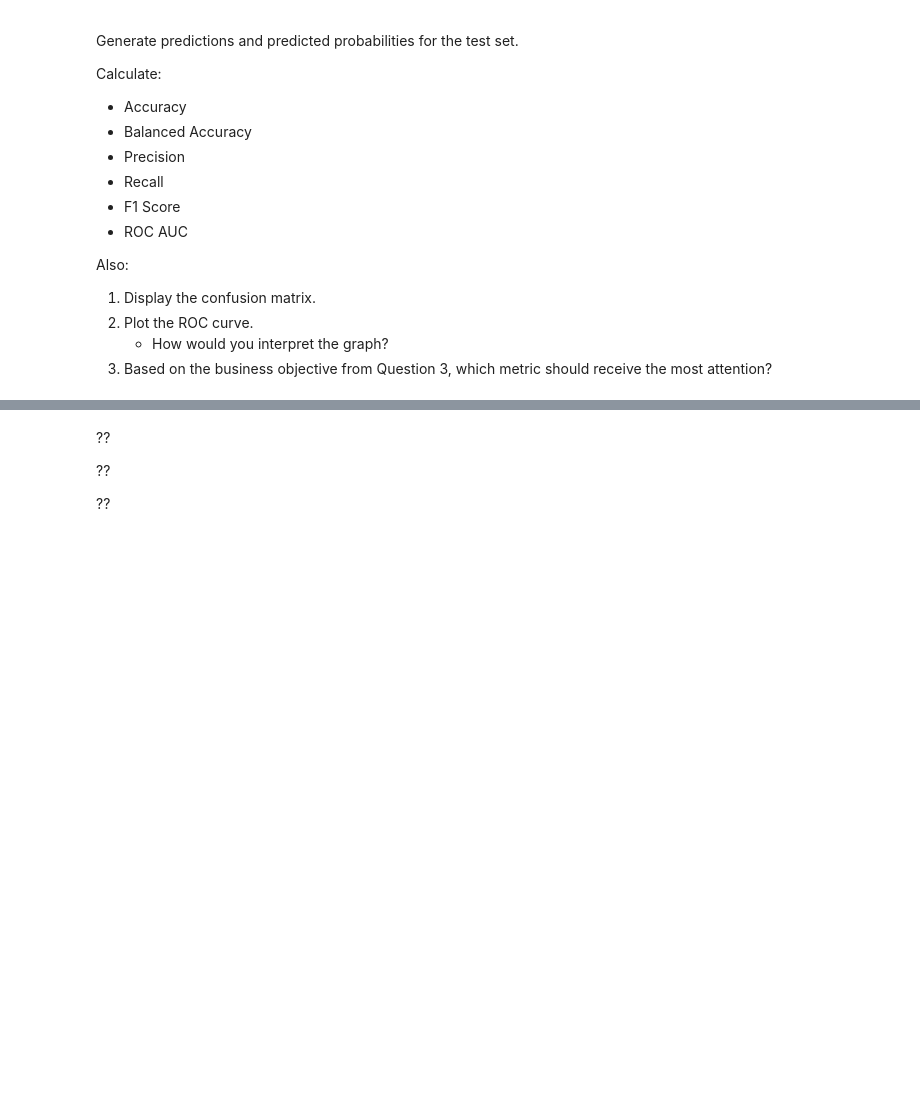
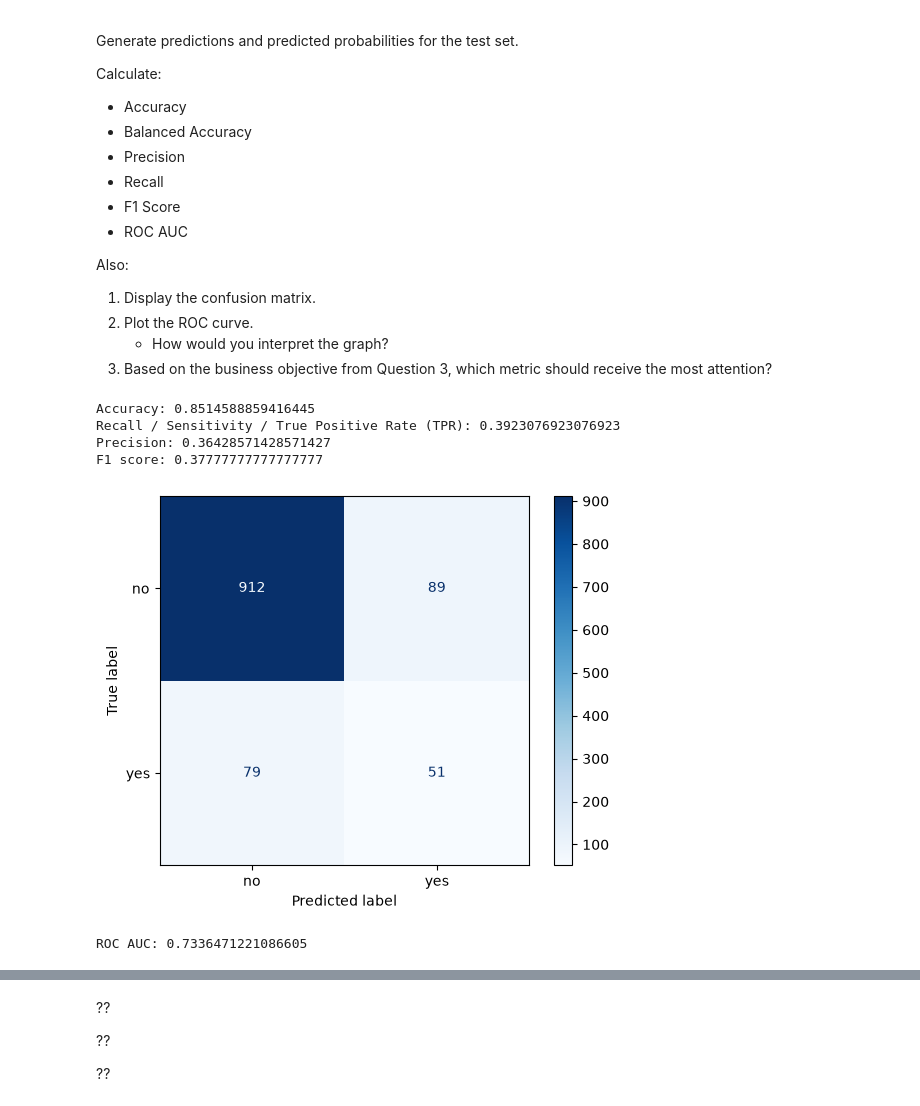
Before and after one commit to talalal3thman/test-github, a Jupyter notebook: content/03-supervised-machine-learning/11-imbalanced-data/labs/lab-classification-bank-marketing.ipynb, the cells around one changed output, grey strips where cells are left out. Cells and saved outputs as stored; diff of their text form; code cells hidden in the pictures; blank space fills up the shorter version.

```diff
--- a/content/03-supervised-machine-learning/11-imbalanced-data/labs/lab-classification-bank-marketing.ipynb
+++ b/content/03-supervised-machine-learning/11-imbalanced-data/labs/lab-classification-bank-marketing.ipynb
@@ -404,3 +397,15 @@ Complete the following:
+# %%
+# 1.
+cat_cols = ['marital', 'contact', 'education', 'job', 'poutcome', 'month']
+# %%
+# 2.
+smote_rs = SMOTENC(categorical_features=cat_cols,
+                   k_neighbors=5,
+                   random_state=42,
+                   sampling_strategy=0.5)
+# %%
+# 3.
+X_train_smote, y_train_smote = smote_rs.fit_resample(X_train, y_train)
 # %% [markdown]
 **Q5)**
 
@@ -492,3 +479,10 @@ Now:
 
 1. Create a `LogisticRegression` model.
 2. Fit the model
+# %%
+lr = LogisticRegression()
+
+lr.fit(X_train_smote, y_train_smote)
+
+print(f'Logistic Regression Intercept: {lr.intercept_}')
+print(f'Logistic Regression Coefficient: {lr.coef_}')
@@ -512,3 +515,47 @@ Also:
 2. Plot the ROC curve.
     - How would you interpret the graph?
 3. Based on the business objective from Question 3, which metric should receive the most attention?
+# %%
+from sklearn.metrics import confusion_matrix, ConfusionMatrixDisplay
+
+# Using scikit-learn for these metrics...
+
+# Accuracy
+# Generate predictions on the test set
+y_pred = lr.predict(X_test)
+
+# Accuracy
+print(f'Accuracy: {accuracy_score(y_test, y_pred)}')
+
+# Recall / Sensitivity / True Positive Rate (TPR)
+print(f'Recall / Sensitivity / True Positive Rate (TPR): {recall_score(y_test, y_pred)}')
+
+# Precision
+print(f'Precision: {precision_score(y_test, y_pred)}')
+
+# Specificity / True Negative Rate (TNR) is not defined in scikit-learn
+
+# F1 score
+print(f'F1 score: {f1_score(y_test, y_pred)}')
+
+# Look at the confusion matrix before changing the probability threshold...
+
+cm = confusion_matrix(y_test, y_pred, labels=[0, 1])
+class_names = ["no", "yes"]
+
+ConfusionMatrixDisplay(confusion_matrix=cm, display_labels=class_names).plot(cmap=plt.cm.Blues)
+plt.show();
+# %% [output]
+Accuracy: 0.8514588859416445
+Recall / Sensitivity / True Positive Rate (TPR): 0.3923076923076923
+Precision: 0.36428571428571427
+F1 score: 0.37777777777777777
+[figure, added]
+# %%
+# probability for the positive class
+y_pred_proba = lr.predict_proba(X_test)[:, 1]
+
+# ROC AUC
+print(f"ROC AUC: {roc_auc_score(y_test, y_pred_proba)}")
+# %% [output]
+ROC AUC: 0.7336471221086605
```
Also changed, not shown: parts of 28 cells of this notebook, 9 other files.
